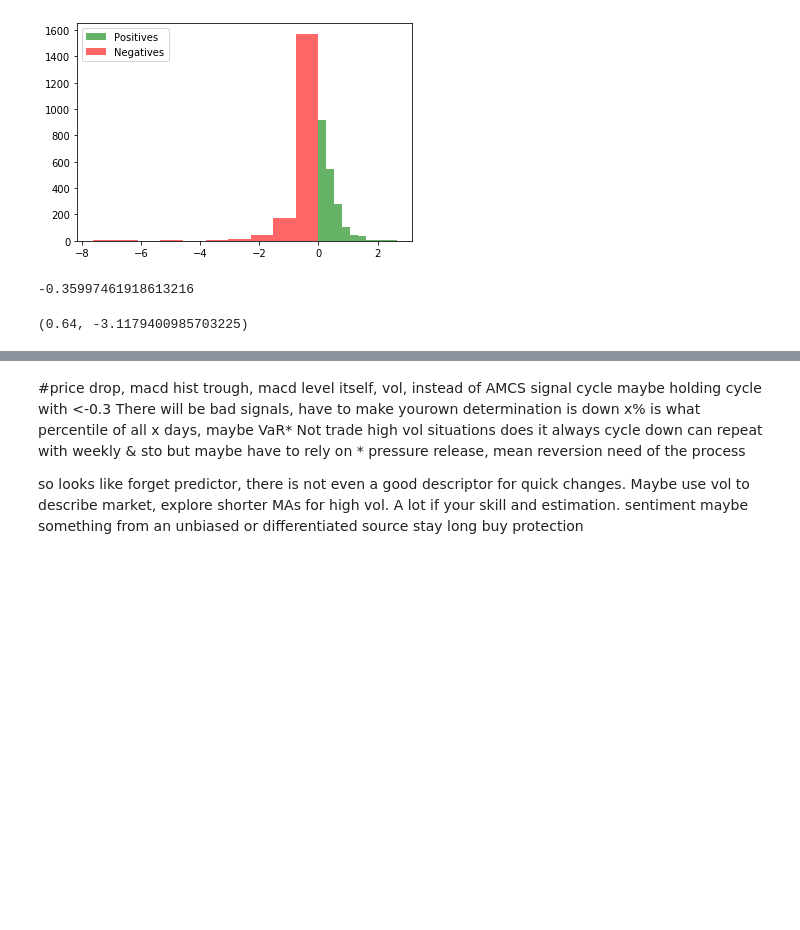
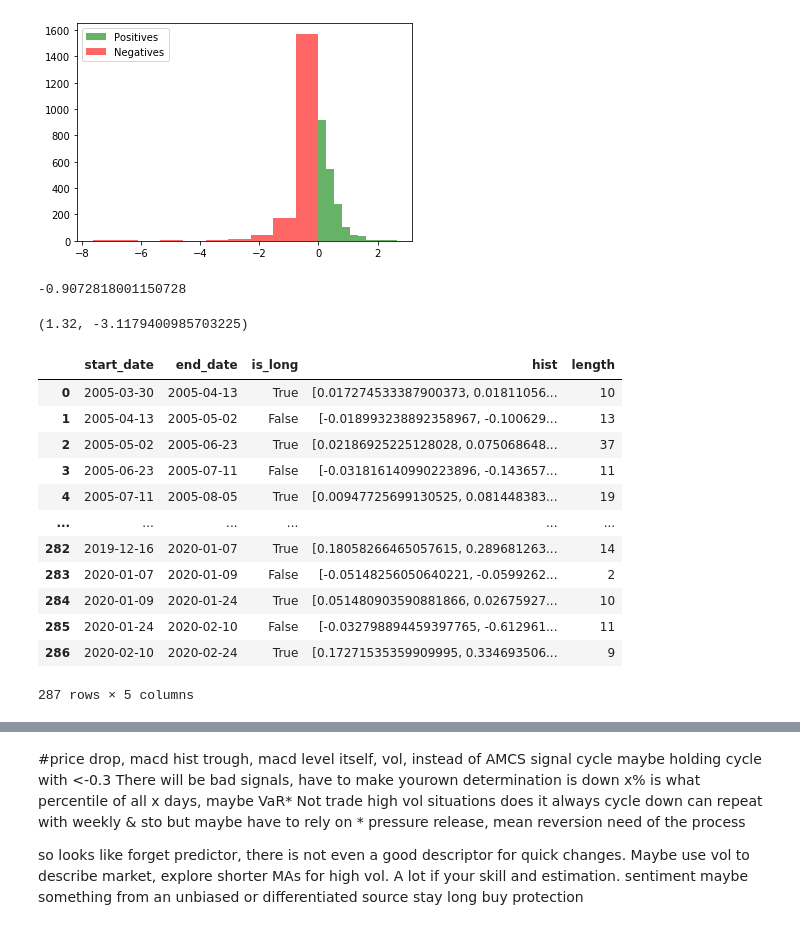
Before and after one commit to rittik97/Studies-on-SPYs, a Jupyter notebook: Intro.ipynb, the cells around one changed output, grey strips where cells are left out. Cells and saved outputs as stored; diff of their text form; code cells hidden in the pictures; blank space fills up the shorter version.

```diff
--- a/Intro.ipynb
+++ b/Intro.ipynb
@@ -360,10 +362,10 @@ plt.legend(loc='upper left');
 # %% [output]
 [figure]
 # %%
-get_percentile(spy.macd,t='val',val=20)
+get_percentile(macd_neg,t='val',val=10)
 # %% [output]
--0.35997461918613216
+-0.9072818001150728
-# %%
-get_percentile(spy.macd)
-# %% [output]
-(0.64, -3.1179400985703225)
+# %%
+get_percentile(macd_neg)
+# %% [output]
+(1.32, -3.1179400985703225)
@@ -369,0 +377,2 @@ get_percentile(spy.macd)
+# %%
+macd_results=pd.DataFrame(columns=['start_date','end_date','is_long','hist','length'])
@@ -369,0 +428,16 @@ get_percentile(spy.macd)
+# %%
+macd_results
+# %% [output]
+|  | start_date | end_date | is_long | hist | length |
+| 0 | 2005-03-30 | 2005-04-13 | True | [0.017274533387900373, 0.01811056... | 10 |
+| 1 | 2005-04-13 | 2005-05-02 | False | [-0.018993238892358967, -0.100629... | 13 |
+| 2 | 2005-05-02 | 2005-06-23 | True | [0.02186925225128028, 0.075068648... | 37 |
+| 3 | 2005-06-23 | 2005-07-11 | False | [-0.031816140990223896, -0.143657... | 11 |
+| 4 | 2005-07-11 | 2005-08-05 | True | [0.00947725699130525, 0.081448383... | 19 |
+| ... | ... | ... | ... | ... | ... |
+| 282 | 2019-12-16 | 2020-01-07 | True | [0.18058266465057615, 0.289681263... | 14 |
+| 283 | 2020-01-07 | 2020-01-09 | False | [-0.05148256050640221, -0.0599262... | 2 |
+| 284 | 2020-01-09 | 2020-01-24 | True | [0.051480903590881866, 0.02675927... | 10 |
+| 285 | 2020-01-24 | 2020-02-10 | False | [-0.032798894459397765, -0.612961... | 11 |
+| 286 | 2020-02-10 | 2020-02-24 | True | [0.17271535359909995, 0.334693506... | 9 |
+287 rows × 5 columns
```
Also changed, not shown: parts of 16 cells of this notebook.
